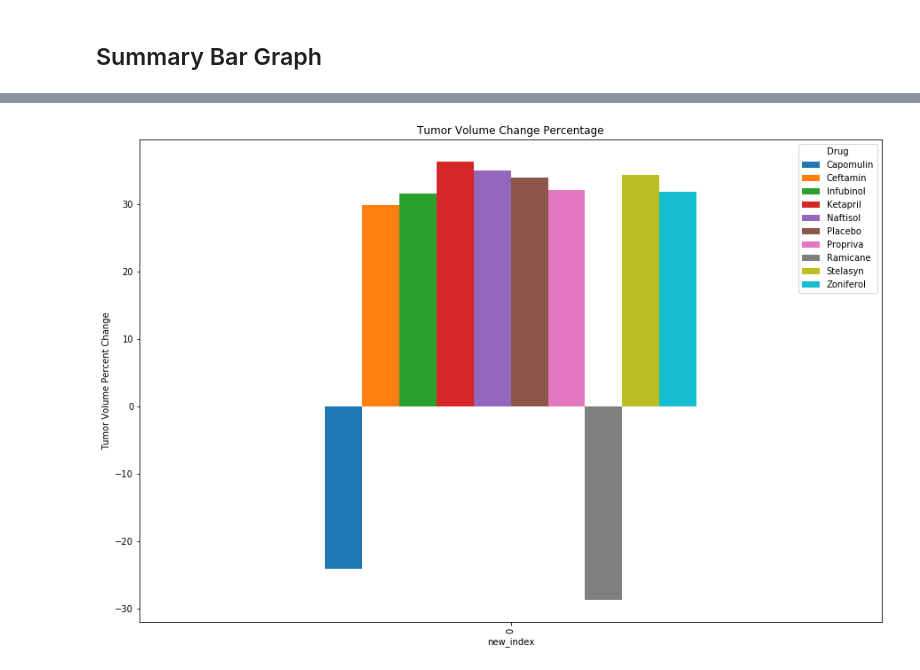
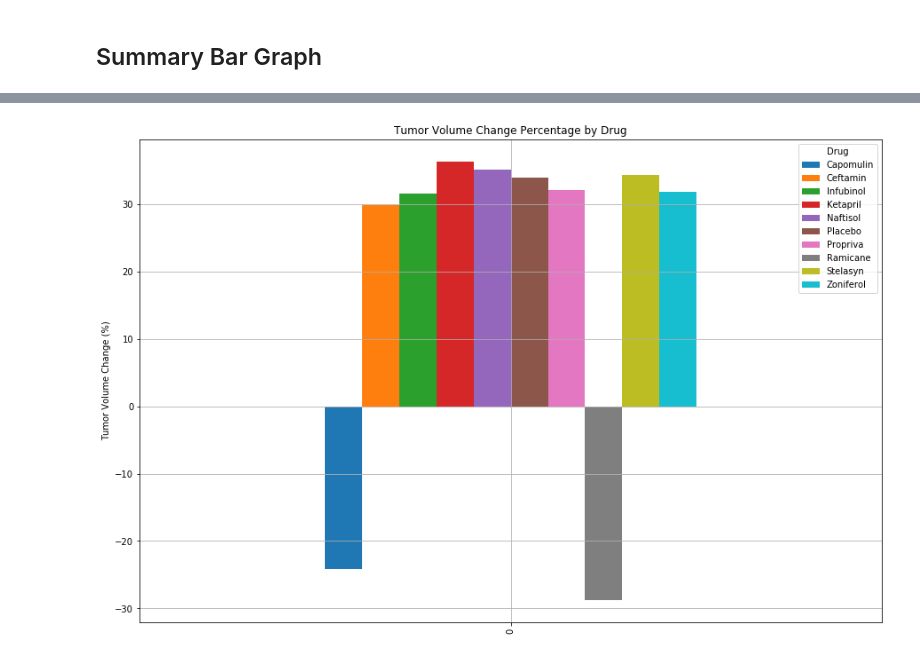
Before and after one commit to scottcm73/matplotliba-challenge, a Jupyter notebook: Pymaceuticals/pymaceuticals2-1.ipynb, the cells around one changed output, grey strips where cells are left out. Cells and saved outputs as stored; diff of their text form; code cells hidden in the pictures.

Commit message:
Final plots

```diff
--- a/Pymaceuticals/pymaceuticals2-1.ipynb
+++ b/Pymaceuticals/pymaceuticals2-1.ipynb
@@ -492,25 +492,25 @@ drugs=drug_series.tolist()
 # %% [markdown]
 ![Metastatic Spread During Treatment](../Images/change.png)
 # %%
-
-this_plot4=percent_change_pivot.plot(kind='bar')
-#Ensures that the line colors match
-
+drug_list=drug_series.tolist()
+this_plot4=percent_change_pivot.plot(kind = 'bar')
+# Despite this setting it still cycles through the colors by default.
+# I maintained the colors to distinguish among the drugs and remain
+# consistent with other plots.
+# I used the
 
 this_plot4.set_prop_cycle(None)
+ax1 = plt.axes()
+x_axis = ax1.xaxis
 
+x_axis.label.set_visible(False)
 
-
-
-figure.set_xlabel=(drugs)
-
-plt.ylabel('Tumor Volume Percent Change')
-plt.title('Tumor Volume Change Percentage')
+plt.xlabel('Drug')
+plt.ylabel('Tumor Volume Change (%)')
+plt.title('Tumor Volume Change Percentage by Drug')
 plt.gcf().set_size_inches(15, 10)
-
-
-
+plt.grid()
 plt.savefig('tumor_volume_change_bar.png')
 plt.show()
 # %% [output]
-[figure, old version]
+[figure, new version]
```
Also changed, not shown: parts of 16 cells of this notebook.
